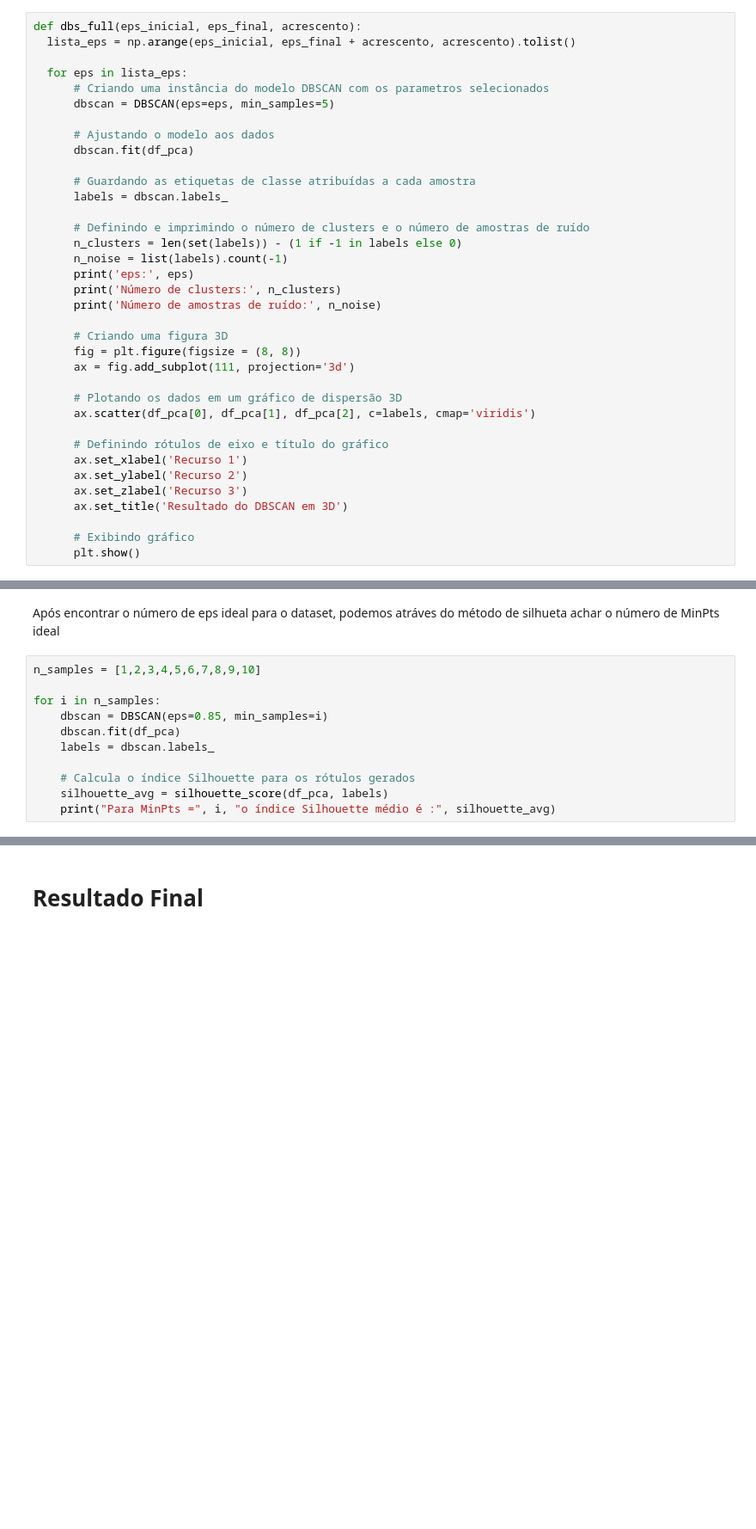
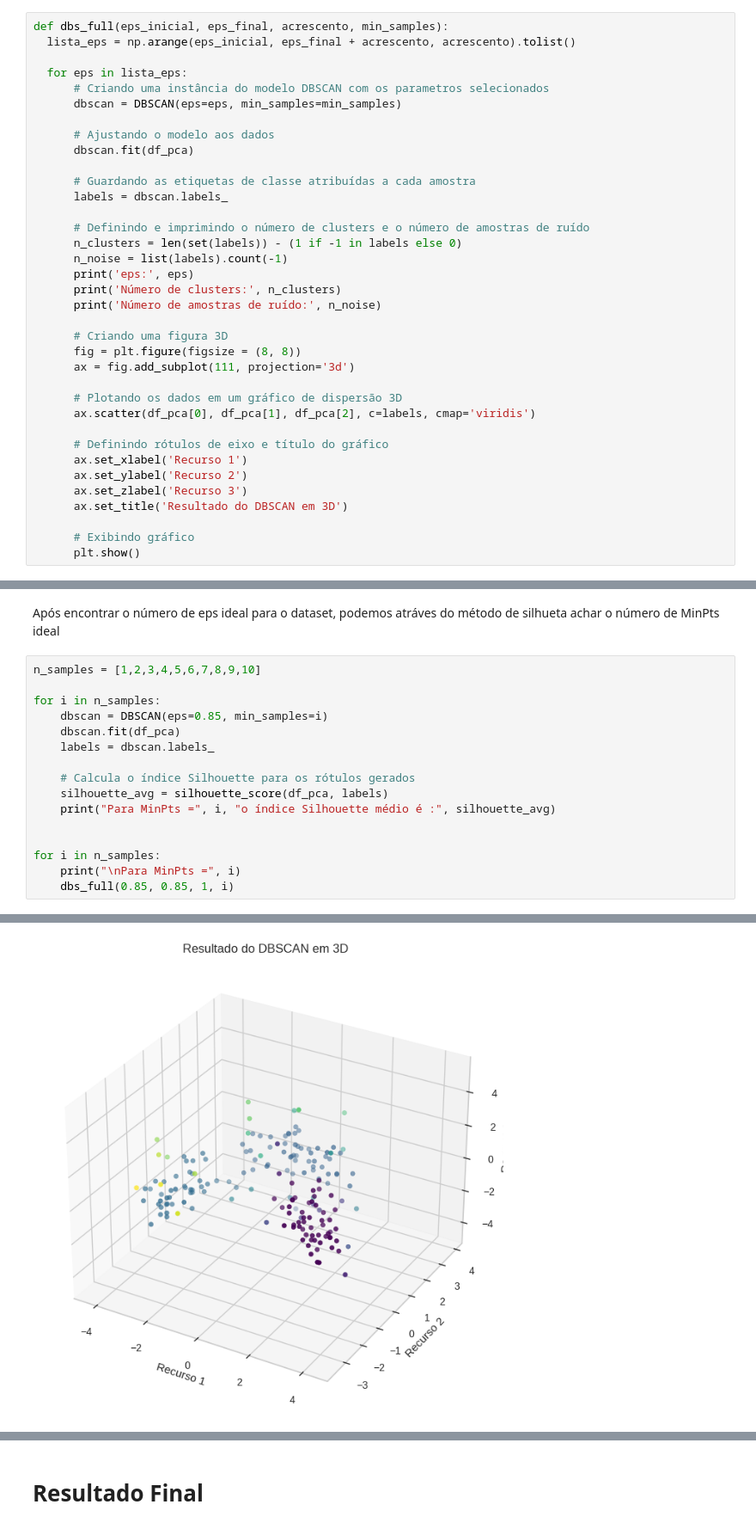
Before and after one commit to GuilhermeMaciel75/Projeto_Clustering, a Jupyter notebook: BDSCAN.ipynb, the cells around one changed output, grey strips where cells are left out. Shown at 86% size. Cells and saved outputs as stored; diff of their text form; blank space fills up the shorter version.

Commit message:
feat: adiciona plot dos gráficos para comprovar o minpts

```diff
--- a/BDSCAN.ipynb
+++ b/BDSCAN.ipynb
@@ -10,12 +10,12 @@ from sklearn.neighbors import NearestNeighbors
 from yellowbrick.cluster import KElbowVisualizer, SilhouetteVisualizer
 from sklearn.metrics.cluster import silhouette_samples, silhouette_score
 # %%
-def dbs_full(eps_inicial, eps_final, acrescento):
+def dbs_full(eps_inicial, eps_final, acrescento, min_samples):
   lista_eps = np.arange(eps_inicial, eps_final + acrescento, acrescento).tolist()
 
   for eps in lista_eps:
       # Criando uma instância do modelo DBSCAN com os parametros selecionados
-      dbscan = DBSCAN(eps=eps, min_samples=5)
+      dbscan = DBSCAN(eps=eps, min_samples=min_samples)
 
       # Ajustando o modelo aos dados
       dbscan.fit(df_pca)
@@ -184,6 +184,11 @@ for i in n_samples:
     # Calcula o índice Silhouette para os rótulos gerados
     silhouette_avg = silhouette_score(df_pca, labels)
     print("Para MinPts =", i, "o índice Silhouette médio é :", silhouette_avg)
+
+
+for i in n_samples:
+    print("\nPara MinPts =", i)
+    dbs_full(0.85, 0.85, 1, i)
 # %% [output]
 Para MinPts = 1 o índice Silhouette médio é : -0.09700647429625958
 Para MinPts = 2 o índice Silhouette médio é : 0.14558967422893523
@@ -197,0 +208 @@ Para MinPts = 10 o índice Silhouette médio é : 0.018507050260717955
+[figure, added]
```
Also changed, not shown: parts of 5 cells of this notebook.
